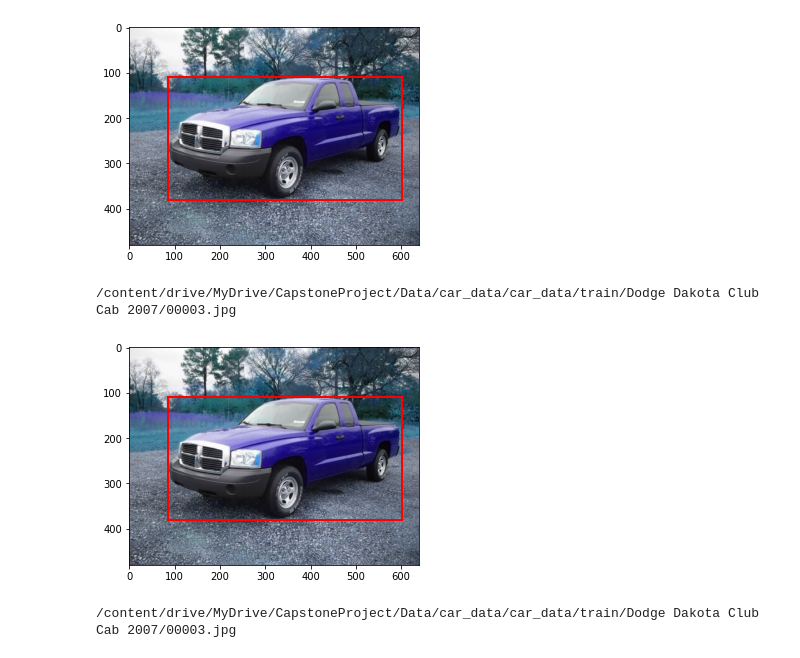
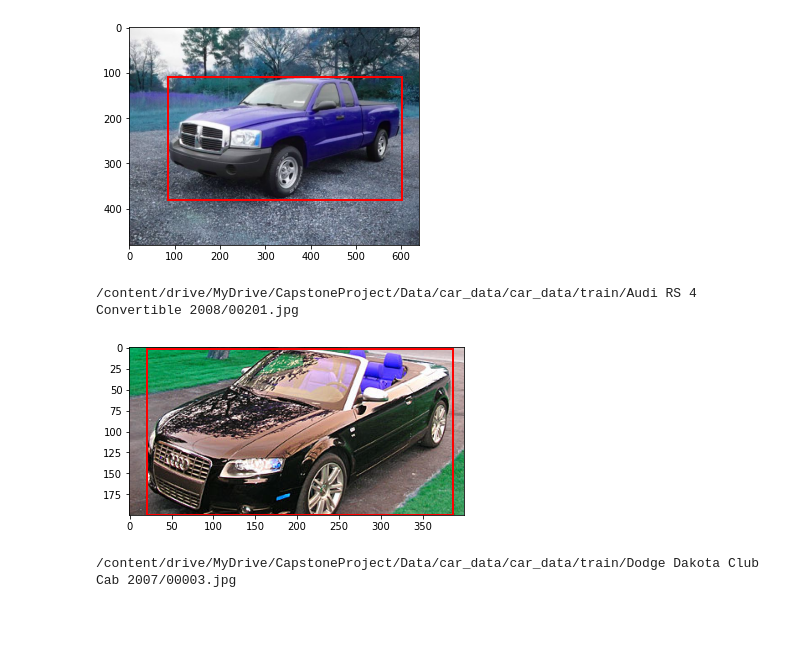
Before and after one commit to rohan-sharma84/AIMLCapstone, a Jupyter notebook: Capstone_EDA.ipynb, the cells around one changed output. Drawn from its saved outputs; the diff is of its cells as text; code cells hidden in the pictures; blank space fills up the shorter version.

```diff
--- a/Capstone_EDA.ipynb
+++ b/Capstone_EDA.ipynb
@@ -118,32 +120,32 @@ plt.show()
 [figure]
 # %%
 # Pick a random image to check how it looks
-filename = X_train[2]
+filename = X_train[200]
 print(filename)
 unscaled = cv2.imread(filename)
-region = y_train[2]
+region = y_train[200]
 x0 = region[0]
 y0 = region[1]
 
 x1 = (region[0] + region[2])
 y1 = (region[1] + region[3])
 
 # Create figure and axes
 fig,ax = plt.subplots(1)
 
 # Display the image
 ax.imshow(unscaled)
 
 # Create a Rectangle patch
 rect = patches.Rectangle((x0, y0), x1 - x0, y1 - y0, linewidth=2, edgecolor='r', facecolor='none')
 
 # Add the patch to the Axes
 ax.add_patch(rect)
 
 plt.show()
 # %% [output]
-/content/drive/MyDrive/CapstoneProject/Data/car_data/car_data/train/Dodge Dakota Club Cab 2007/00003.jpg
+/content/drive/MyDrive/CapstoneProject/Data/car_data/car_data/train/Audi RS 4 Convertible 2008/00201.jpg
-[figure, old version]
+[figure, new version]
 # %%
 print(X_train[2])
 # %% [output]
```
Also changed, not shown: parts of 20 cells of this notebook.
